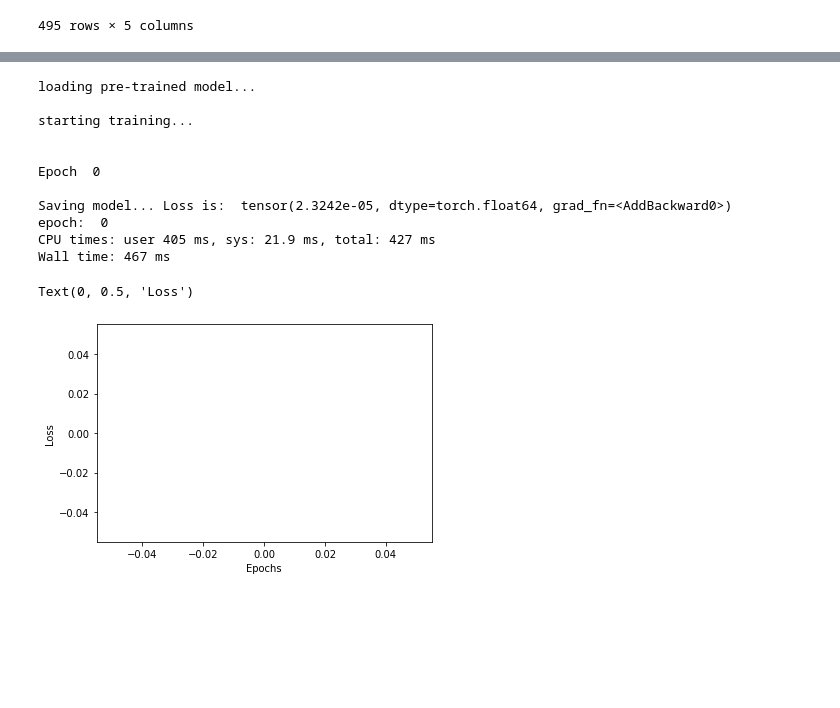
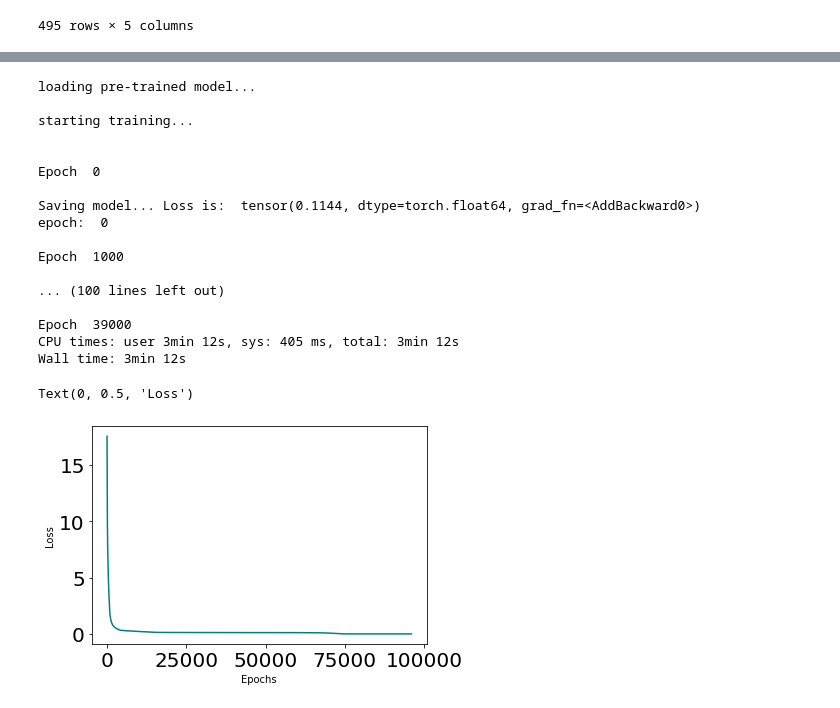
Before and after one commit to Shaier/DINN, a Jupyter notebook: Experiments/real_data/covid_real_data_cumulative_cases.ipynb, the cells around one changed output, grey strips where cells are left out. Cells and saved outputs as stored; diff of their text form; code cells hidden in the pictures; blank space fills up the shorter version.

Commit message:
added new notebook and images

```diff
--- a/Experiments/real_data/covid_real_data_cumulative_cases.ipynb
+++ b/Experiments/real_data/covid_real_data_cumulative_cases.ipynb
@@ -59,7 +98,7 @@ PATH = 'covid_real_data_cumulative_cases'
 class DINN(nn.Module):
     def __init__(self, t, S_data, I_data, D_data, R_data): #[t,S,I,D,R]
         super(DINN, self).__init__()
-        self.N = 328e6 #population size
+        self.N = 340e6 #population size
         self.t = torch.tensor(t, requires_grad=True)
         self.t_float = self.t.float()
         self.t_batch = torch.reshape(self.t_float, (len(self.t),1)) #reshape for batch
@@ -227,14 +266,14 @@ class DINN(nn.Module):
         D_pred_list.append(self.D_min + (self.D_max - self.D_min) * D_pred)
         R_pred_list.append(self.R_min + (self.R_max - self.R_min) * R_pred)
 
-        loss = (torch.mean(torch.square(self.S_hat - S_pred))+
-                torch.mean(torch.square(self.I_hat - I_pred))+
-                torch.mean(torch.square(self.D_hat - D_pred))+
-                torch.mean(torch.square(self.R_hat - R_pred))+
-                torch.mean(torch.square(f1))+
-                torch.mean(torch.square(f2))+
-                torch.mean(torch.square(f3))+
-                torch.mean(torch.square(f4))
+        loss = (torch.mean(torch.square(self.S_hat[:28] - S_pred[:28]))+
+                torch.mean(torch.square(self.I_hat[:28] - I_pred[:28]))+
+                torch.mean(torch.square(self.D_hat[:28] - D_pred[:28]))+
+                torch.mean(torch.square(self.R_hat[:28] - R_pred[:28]))+
+                torch.mean(torch.square(f1[:28]))+
+                torch.mean(torch.square(f2[:28]))+
+                torch.mean(torch.square(f3[:28]))+
+                torch.mean(torch.square(f4[:28]))
                 )
 
 
@@ -276,9 +315,11 @@ Wall time: 54.4 µs
 # %%
 %%time
 
-dinn = DINN(covid_cumulative_cases['t'][:310], covid_cumulative_cases['cumulative_susceptible'][:310], covid_cumulative_cases['cumulative_infected'][:310],
-            covid_cumulative_cases['cumulative_dead'][:310], covid_cumulative_cases['cumulative_recovered'][:310]
-            ) #in the form of [t,S,I,D,R]
+# dinn = DINN(covid_cumulative_cases['t'][:310], covid_cumulative_cases['cumulative_susceptible'][:310], covid_cumulative_cases['cumulative_infected'][:310],
+#             covid_cumulative_cases['cumulative_dead'][:310], covid_cumulative_cases['cumulative_recovered'][:310]
+#             ) #in the form of [t,S,I,D,R]
+
+dinn = DINN(timesteps, cumulative_susceptible, cumulative_infected, cumulative_dead, cumulative_recovered) #in the form of [t,S,I,D,R]
 
 learning_rate = 1e-5
 optimizer = optim.Adam(dinn.params, lr = learning_rate)
@@ -290,14 +331,14 @@ scheduler = torch.optim.lr_scheduler.CyclicLR(dinn.optimizer, base_lr=1e-5, max_
 dinn.scheduler = scheduler
 
 try:
-  S_pred_list, I_pred_list, D_pred_list, R_pred_list = dinn.train(1) #train
+  S_pred_list, I_pred_list, D_pred_list, R_pred_list = dinn.train(40000) #train
 except EOFError:
   if dinn.save == 2:
     dinn.save = 3
-    S_pred_list, I_pred_list, D_pred_list, R_pred_list = dinn.train(1) #train
+    S_pred_list, I_pred_list, D_pred_list, R_pred_list = dinn.train(40000) #train
   elif dinn.save == 3:
     dinn.save = 2
-    S_pred_list, I_pred_list, D_pred_list, R_pred_list = dinn.train(1) #train
+    S_pred_list, I_pred_list, D_pred_list, R_pred_list = dinn.train(40000) #train
 # %% [output]
 loading pre-trained model...
 
@@ -306,17 +347,23 @@ starting training...
 
 Epoch  0
 
-Saving model... Loss is:  tensor(2.3242e-05, dtype=torch.float64, grad_fn=<AddBackward0>)
+Saving model... Loss is:  tensor(0.1144, dtype=torch.float64, grad_fn=<AddBackward0>)
 epoch:  0
-CPU times: user 405 ms, sys: 21.9 ms, total: 427 ms
-Wall time: 467 ms
+
+Epoch  1000
+
+... (100 lines left out)
+
+Epoch  39000
+CPU times: user 3min 12s, sys: 405 ms, total: 3min 12s
+Wall time: 3min 12s
 # %%
-plt.plot(dinn.losses[1100000:], color = 'teal')
+plt.plot(dinn.losses[0:], color = 'teal')
 plt.xlabel('Epochs')
 plt.ylabel('Loss')
 # %% [output]
 Text(0, 0.5, 'Loss')
-[figure, old version]
+[figure, new version]
 # %%
 plt.rc('xtick', labelsize=20)
 plt.rc('ytick', labelsize=20)
```
Also changed, not shown: parts of 9 cells of this notebook, 7 other files.
